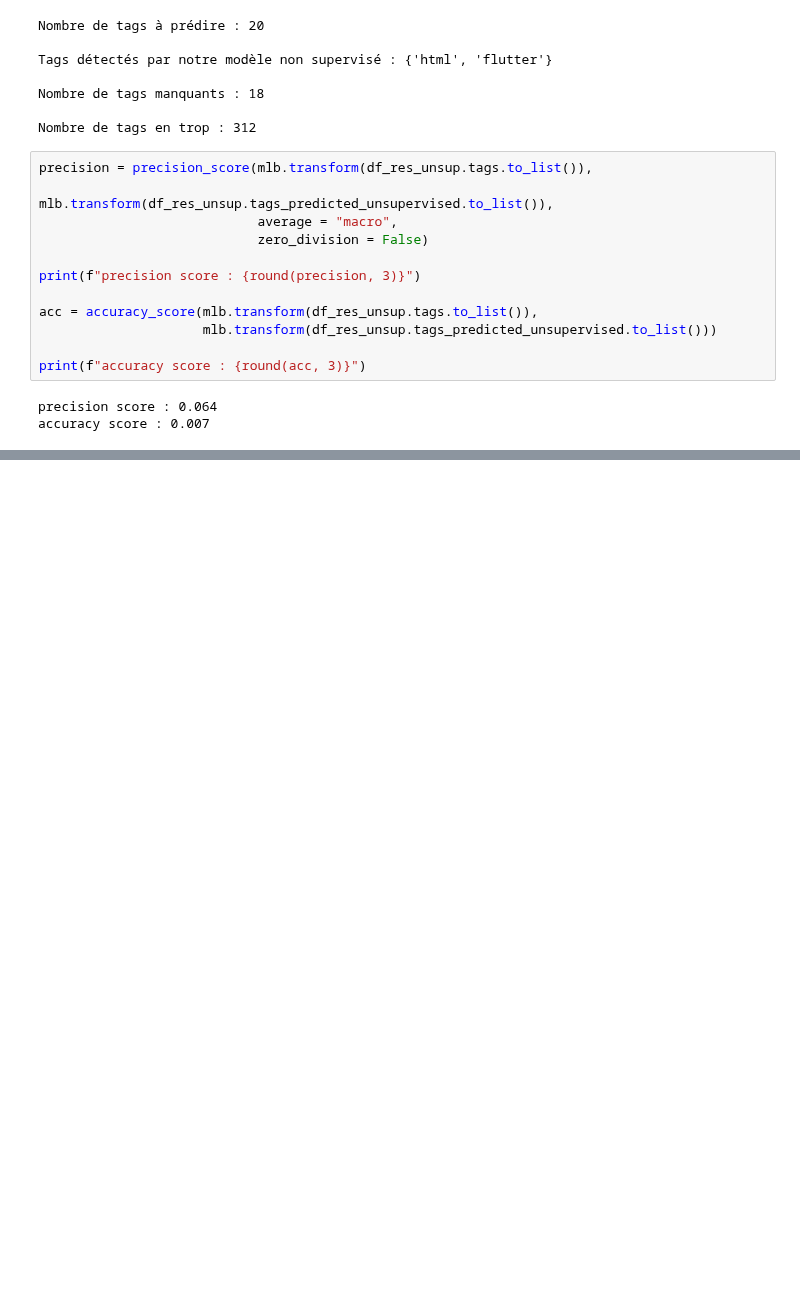
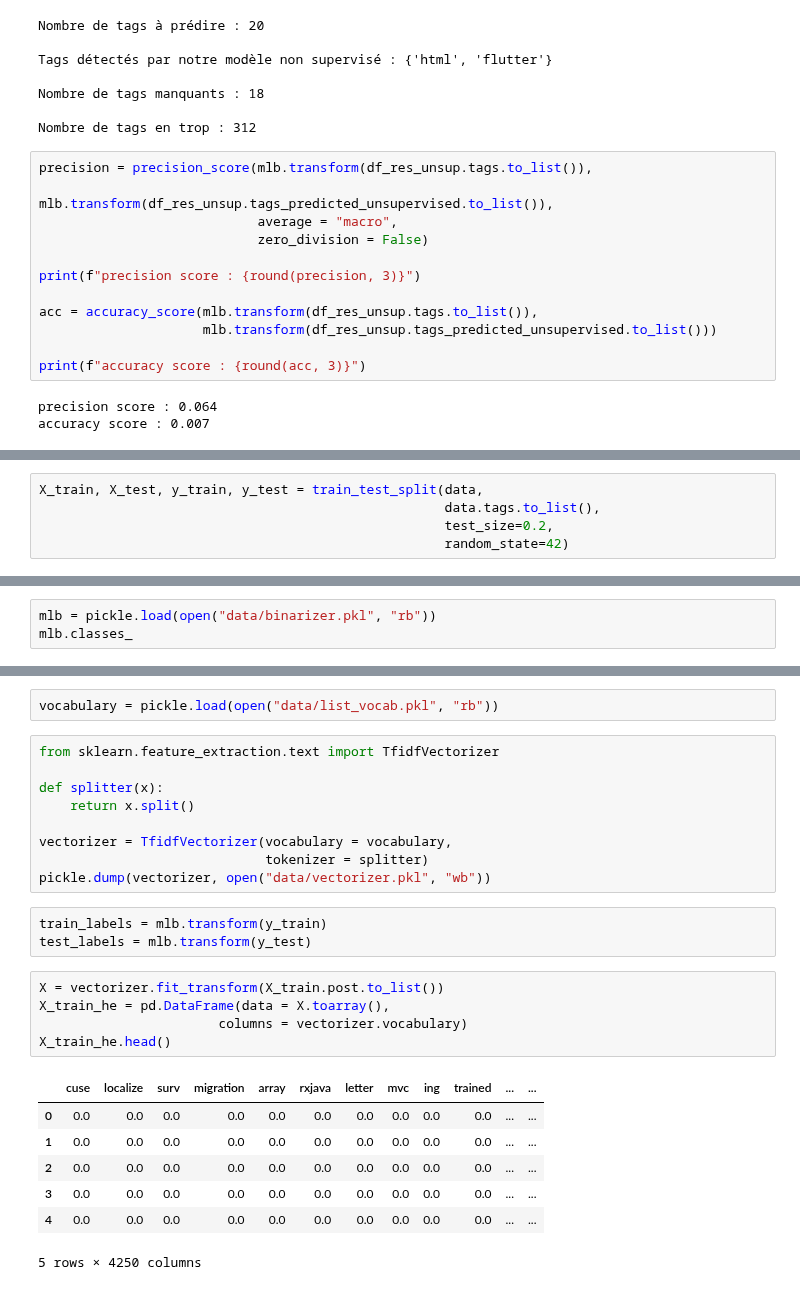
Before and after one commit to felanbi/Projet-OC-Categoriser-automatiquement-des-questions, a Jupyter notebook: P5_02_notebook_modeles.ipynb, the cells around one changed output, grey strips where cells are left out. Cells and saved outputs as stored; diff of their text form; blank space fills up the shorter version.

```diff
--- a/P5_02_notebook_modeles.ipynb
+++ b/P5_02_notebook_modeles.ipynb
@@ -286,0 +289,5 @@ accuracy score : 0.007
+# %%
+X_train, X_test, y_train, y_test = train_test_split(data,
+                                                    data.tags.to_list(),
+                                                    test_size=0.2,
+                                                    random_state=42)
@@ -286,0 +298,3 @@ accuracy score : 0.007
+# %%
+mlb = pickle.load(open("data/binarizer.pkl", "rb"))
+mlb.classes_
@@ -286,0 +325,27 @@ accuracy score : 0.007
+# %%
+vocabulary = pickle.load(open("data/list_vocab.pkl", "rb"))
+# %%
+from sklearn.feature_extraction.text import TfidfVectorizer
+
+def splitter(x):
+    return x.split()
+
+vectorizer = TfidfVectorizer(vocabulary = vocabulary,
+                             tokenizer = splitter)
+pickle.dump(vectorizer, open("data/vectorizer.pkl", "wb"))
+# %%
+train_labels = mlb.transform(y_train)
+test_labels = mlb.transform(y_test)
+# %%
+X = vectorizer.fit_transform(X_train.post.to_list())
+X_train_he = pd.DataFrame(data = X.toarray(),
+                       columns = vectorizer.vocabulary)
+X_train_he.head()
+# %% [output]
+|  | cuse | localize | surv | migration | array | rxjava | letter | mvc | ing | trained | ... | ... |
+| 0 | 0.0 | 0.0 | 0.0 | 0.0 | 0.0 | 0.0 | 0.0 | 0.0 | 0.0 | 0.0 | ... | ... |
+| 1 | 0.0 | 0.0 | 0.0 | 0.0 | 0.0 | 0.0 | 0.0 | 0.0 | 0.0 | 0.0 | ... | ... |
+| 2 | 0.0 | 0.0 | 0.0 | 0.0 | 0.0 | 0.0 | 0.0 | 0.0 | 0.0 | 0.0 | ... | ... |
+| 3 | 0.0 | 0.0 | 0.0 | 0.0 | 0.0 | 0.0 | 0.0 | 0.0 | 0.0 | 0.0 | ... | ... |
+| 4 | 0.0 | 0.0 | 0.0 | 0.0 | 0.0 | 0.0 | 0.0 | 0.0 | 0.0 | 0.0 | ... | ... |
+5 rows × 4250 columns
```
Also changed, not shown: parts of 18 cells of this notebook.
